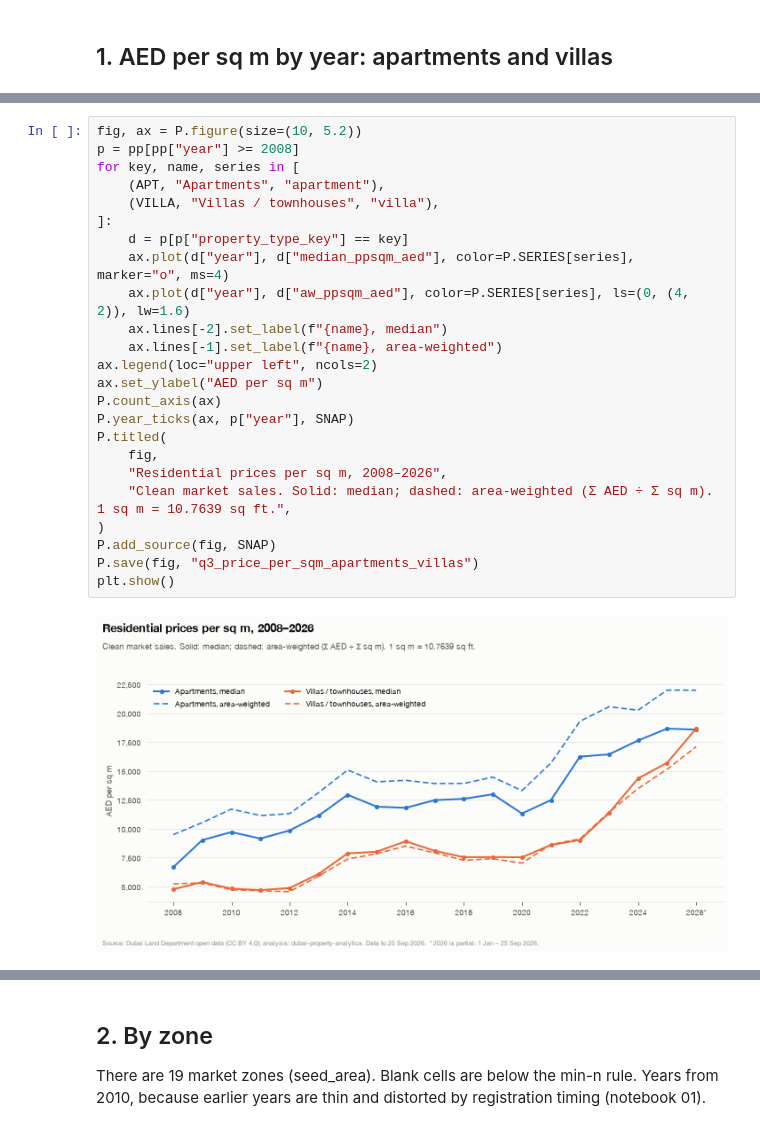
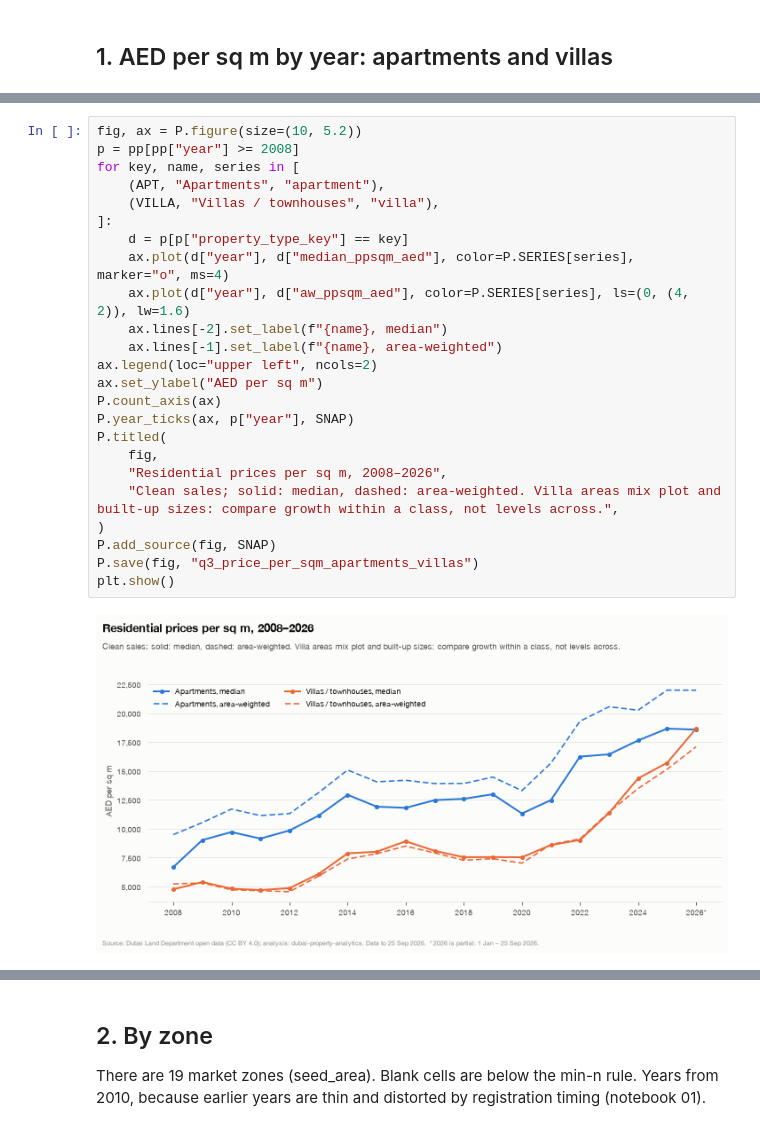
Before and after one commit to SafwanTisekar/dubai-property-analytics, a Jupyter notebook: notebooks/03_prices_and_rents.ipynb, the cells around one changed output, grey strips where cells are left out. Saved outputs shown, nothing was run; the diff lists cells and outputs as text.

```diff
--- a/notebooks/03_prices_and_rents.ipynb
+++ b/notebooks/03_prices_and_rents.ipynb
@@ -62,26 +62,26 @@ display(
 # %%
 fig, ax = P.figure(size=(10, 5.2))
 p = pp[pp["year"] >= 2008]
 for key, name, series in [
     (APT, "Apartments", "apartment"),
     (VILLA, "Villas / townhouses", "villa"),
 ]:
     d = p[p["property_type_key"] == key]
     ax.plot(d["year"], d["median_ppsqm_aed"], color=P.SERIES[series], marker="o", ms=4)
     ax.plot(d["year"], d["aw_ppsqm_aed"], color=P.SERIES[series], ls=(0, (4, 2)), lw=1.6)
     ax.lines[-2].set_label(f"{name}, median")
     ax.lines[-1].set_label(f"{name}, area-weighted")
 ax.legend(loc="upper left", ncols=2)
 ax.set_ylabel("AED per sq m")
 P.count_axis(ax)
 P.year_ticks(ax, p["year"], SNAP)
 P.titled(
     fig,
     "Residential prices per sq m, 2008–2026",
-    "Clean market sales. Solid: median; dashed: area-weighted (Σ AED ÷ Σ sq m). 1 sq m = 10.7639 sq ft.",
+    "Clean sales; solid: median, dashed: area-weighted. Villa areas mix plot and built-up sizes: compare growth within a class, not levels across.",
 )
 P.add_source(fig, SNAP)
 P.save(fig, "q3_price_per_sqm_apartments_villas")
 plt.show()
 # %% [output]
-[figure, old version]
+[figure, new version]
```
Also changed, not shown: parts of 3 cells of this notebook, 32 other files.
